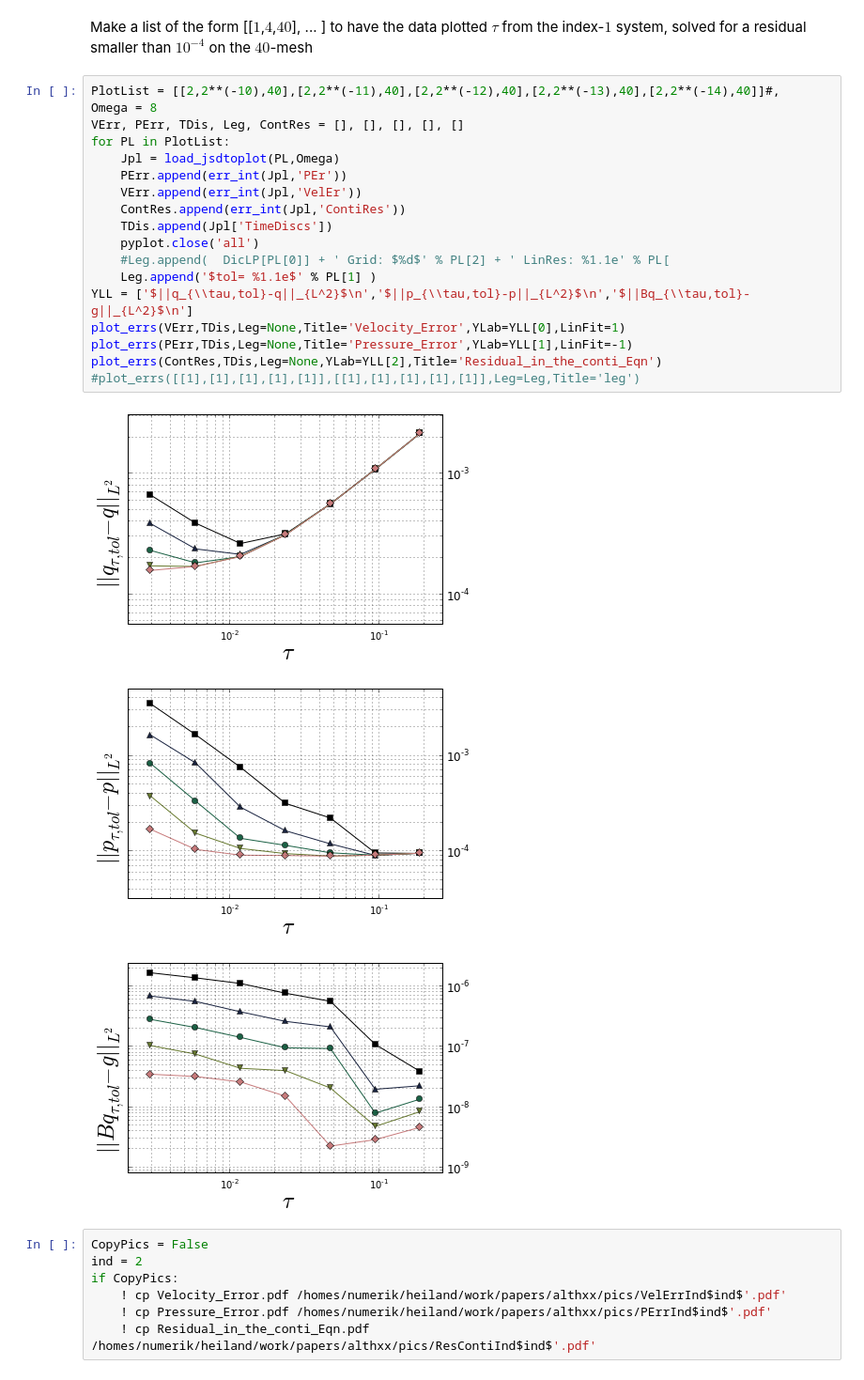
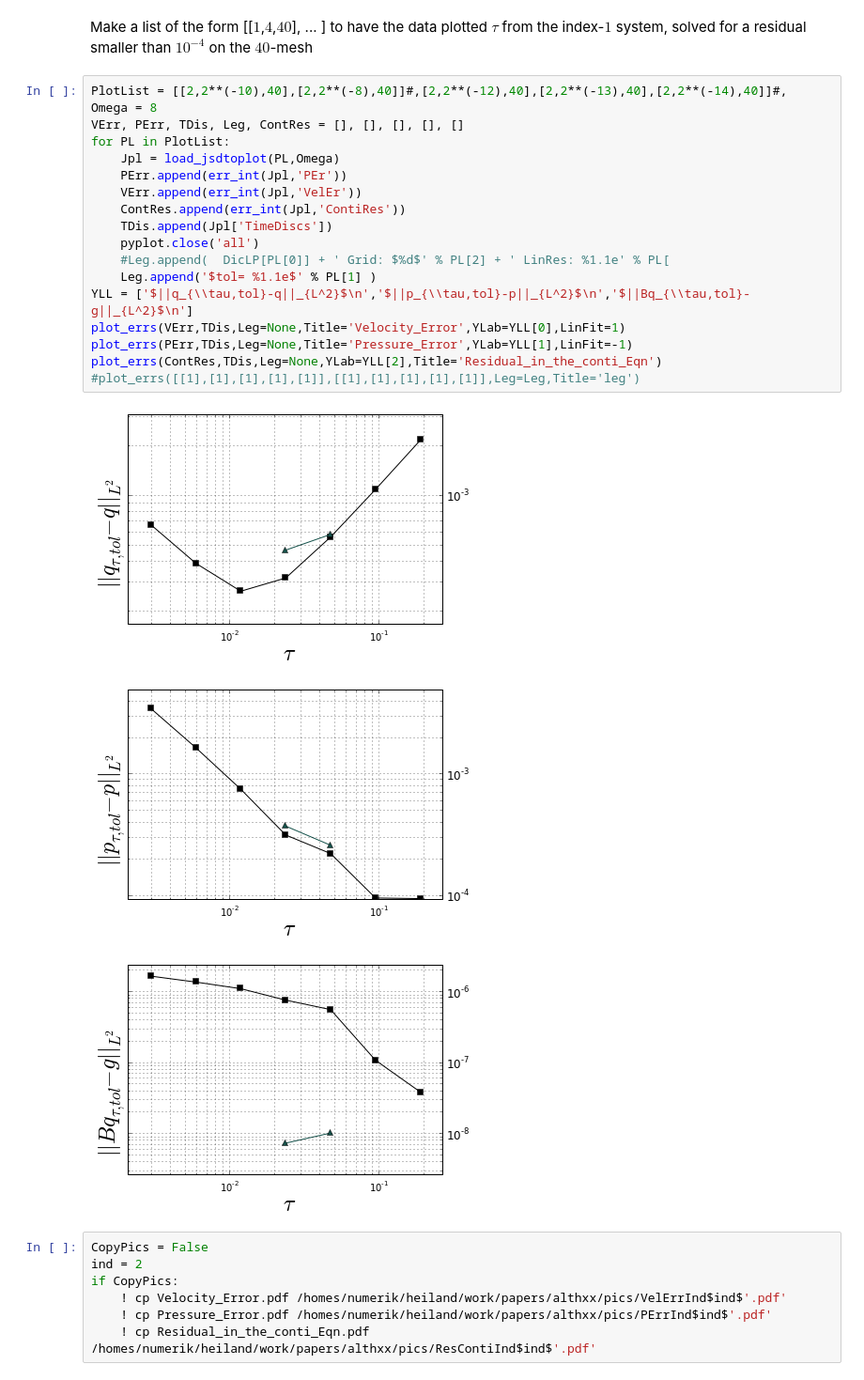
Before and after one commit to highlando/pystokes, a Jupyter notebook: conv plots.ipynb, the cells around one changed output. Shown at 94% size. Cells and saved outputs as stored; diff of their text form.

```diff
--- a/conv plots.ipynb
+++ b/conv plots.ipynb
@@ -80,27 +80,27 @@ def load_jsdtoplot(PL,Omega):
 Make a list of the form [[$1$,$4$,$40$], ... ] to have the data plotted $\tau$
 from the index-$1$ system, solved for a residual smaller than $10^{-4}$ on the $40$-mesh
 # %%
-PlotList = [[2,2**(-10),40],[2,2**(-11),40],[2,2**(-12),40],[2,2**(-13),40],[2,2**(-14),40]]#,
+PlotList = [[2,2**(-10),40],[2,2**(-8),40]]#,[2,2**(-12),40],[2,2**(-13),40],[2,2**(-14),40]]#,
 Omega = 8
 VErr, PErr, TDis, Leg, ContRes = [], [], [], [], []
 for PL in PlotList:
     Jpl = load_jsdtoplot(PL,Omega)
     PErr.append(err_int(Jpl,'PEr'))
     VErr.append(err_int(Jpl,'VelEr'))
     ContRes.append(err_int(Jpl,'ContiRes'))
     TDis.append(Jpl['TimeDiscs'])
     pyplot.close('all')
     #Leg.append(  DicLP[PL[0]] + ' Grid: $%d$' % PL[2] + ' LinRes: %1.1e' % PL[
     Leg.append('$tol= %1.1e$' % PL[1] )
 YLL = ['$||q_{\\tau,tol}-q||_{L^2}$\n','$||p_{\\tau,tol}-p||_{L^2}$\n','$||Bq_{\\tau,tol}-g||_{L^2}$\n']
 plot_errs(VErr,TDis,Leg=None,Title='Velocity_Error',YLab=YLL[0],LinFit=1)
 plot_errs(PErr,TDis,Leg=None,Title='Pressure_Error',YLab=YLL[1],LinFit=-1)
 plot_errs(ContRes,TDis,Leg=None,YLab=YLL[2],Title='Residual_in_the_conti_Eqn')
 #plot_errs([[1],[1],[1],[1],[1]],[[1],[1],[1],[1],[1]],Leg=Leg,Title='leg')
 # %% [output]
-[figure, old version]
+[figure, new version]
-[figure, old version]
+[figure, new version]
-[figure, old version]
+[figure, new version]
 # %%
 CopyPics = False
 ind = 2
```
Also changed, not shown: 2 other files.
